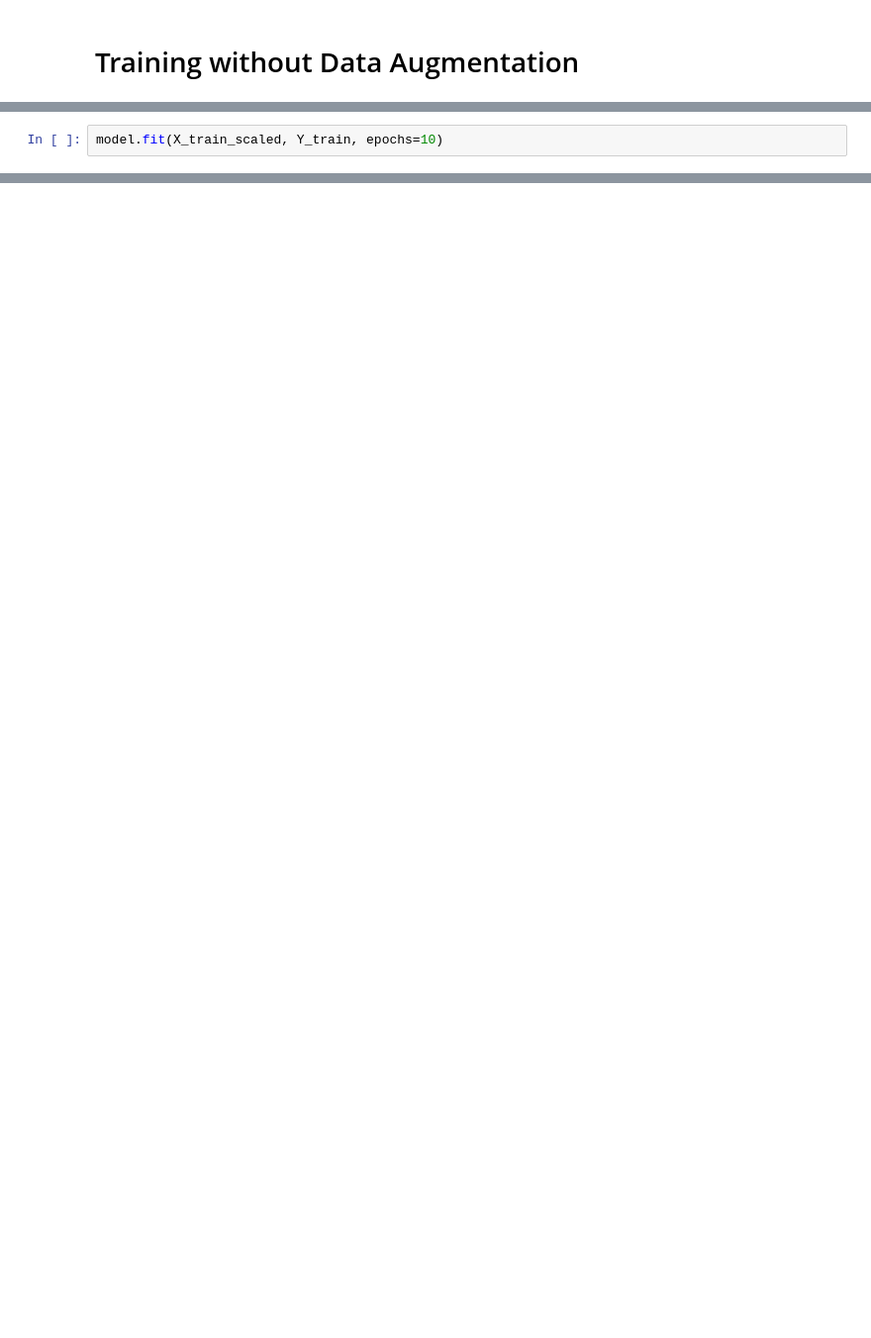
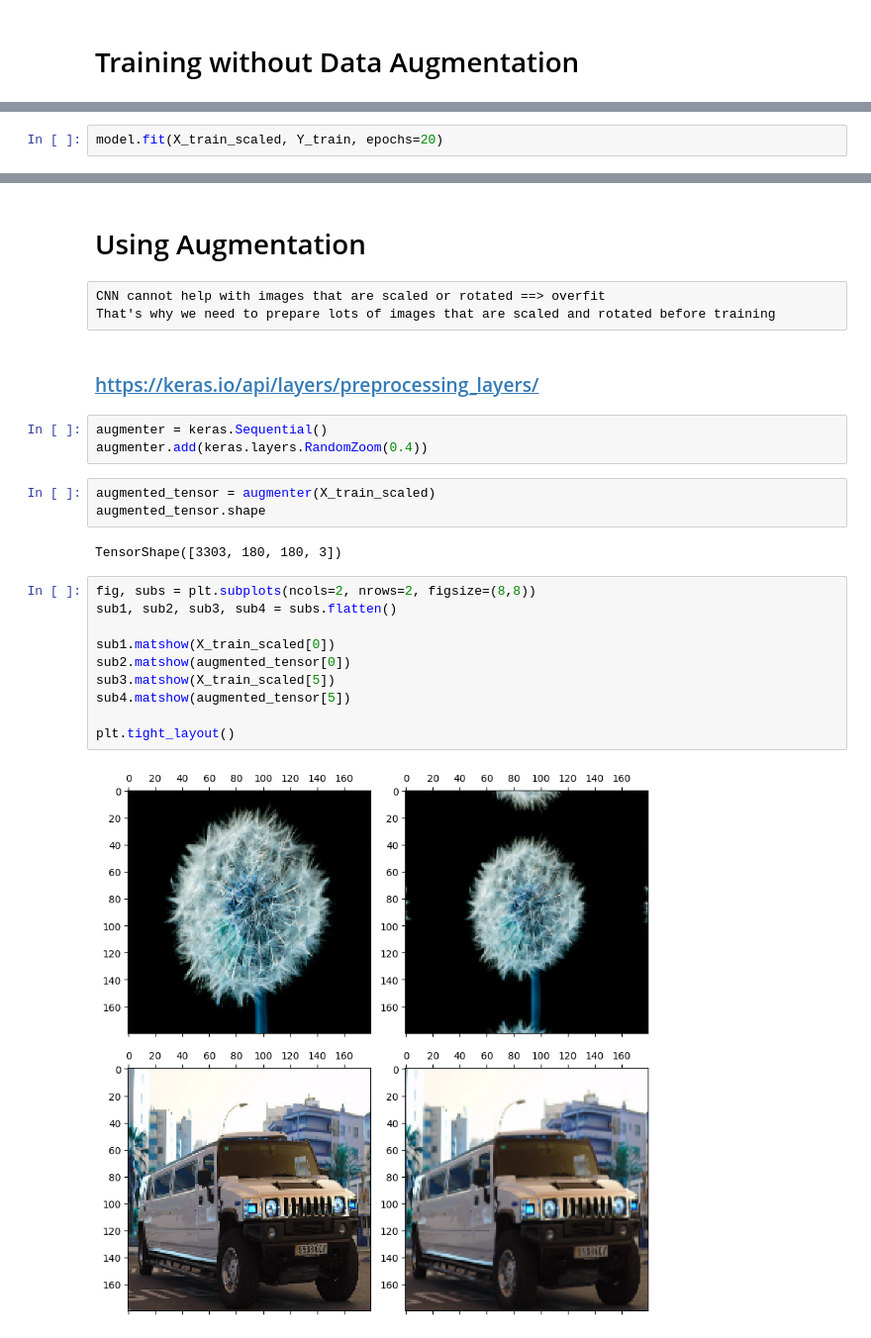
Before and after one commit to manhtdxxx/learn-ML, a Jupyter notebook: 04 - Deep Learning/09. Data Augmentation.ipynb, the cells around one changed output, grey strips where cells are left out. Shown at 99% size. Saved outputs shown, nothing was run; the diff lists cells and outputs as text; blank space fills up the shorter version.

```diff
--- a/04 - Deep Learning/09. Data Augmentation.ipynb
+++ b/04 - Deep Learning/09. Data Augmentation.ipynb
@@ -165,2 +183,2 @@ model.compile(optimizer='adam',
 # %%
-model.fit(X_train_scaled, Y_train, epochs=10)
+model.fit(X_train_scaled, Y_train, epochs=20)
@@ -170,0 +198,27 @@ KeyboardInterrupt:
+# %% [markdown]
+# Using Augmentation
+# %% [raw]
+CNN cannot help with images that are scaled or rotated ==> overfit
+That's why we need to prepare lots of images that are scaled and rotated before training
+# %% [markdown]
+### https://keras.io/api/layers/preprocessing_layers/
+# %%
+augmenter = keras.Sequential()
+augmenter.add(keras.layers.RandomZoom(0.4))
+# %%
+augmented_tensor = augmenter(X_train_scaled)
+augmented_tensor.shape
+# %% [output]
+TensorShape([3303, 180, 180, 3])
+# %%
+fig, subs = plt.subplots(ncols=2, nrows=2, figsize=(8,8))
+sub1, sub2, sub3, sub4 = subs.flatten()
+
+sub1.matshow(X_train_scaled[0])
+sub2.matshow(augmented_tensor[0])
+sub3.matshow(X_train_scaled[5])
+sub4.matshow(augmented_tensor[5])
+
+plt.tight_layout()
+# %% [output]
+[figure, added]
```
Also changed, not shown: parts of 8 cells of this notebook.
